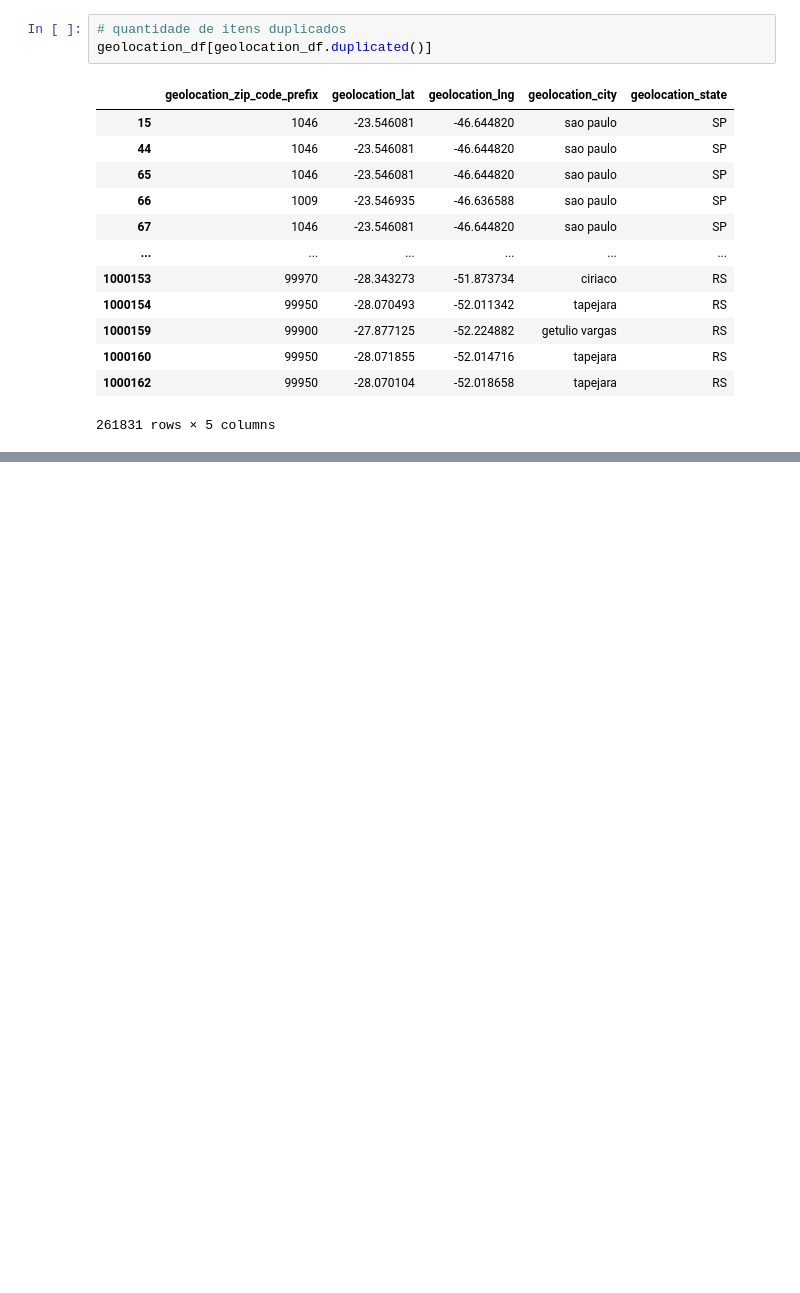
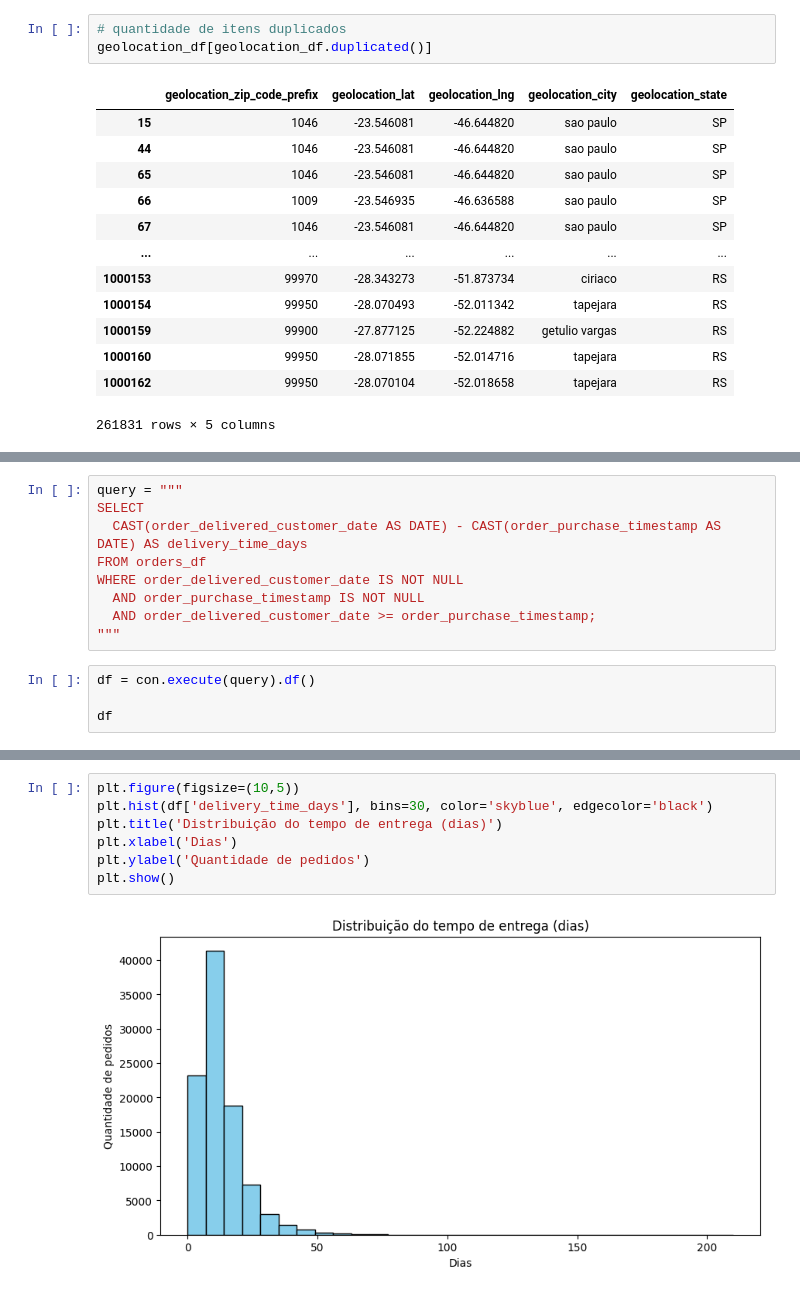
Before and after one commit to diunkz/TriggoAI-DataEngineering-DataOps-Challenge, a Jupyter notebook: triggoai_challenge.ipynb, the cells around one changed output, grey strips where cells are left out. Cells and saved outputs as stored; diff of their text form; blank space fills up the shorter version.

```diff
--- a/triggoai_challenge.ipynb
+++ b/triggoai_challenge.ipynb
@@ -594,0 +670,13 @@ product_category_name_translation.head(5)
+# %%
+query = """
+SELECT
+  CAST(order_delivered_customer_date AS DATE) - CAST(order_purchase_timestamp AS DATE) AS delivery_time_days
+FROM orders_df
+WHERE order_delivered_customer_date IS NOT NULL
+  AND order_purchase_timestamp IS NOT NULL
+  AND order_delivered_customer_date >= order_purchase_timestamp;
+"""
+# %%
+df = con.execute(query).df()
+
+df
@@ -594,0 +697,9 @@ product_category_name_translation.head(5)
+# %%
+plt.figure(figsize=(10,5))
+plt.hist(df['delivery_time_days'], bins=30, color='skyblue', edgecolor='black')
+plt.title('Distribuição do tempo de entrega (dias)')
+plt.xlabel('Dias')
+plt.ylabel('Quantidade de pedidos')
+plt.show()
+# %% [output]
+[figure, added]
```
Also changed, not shown: parts of 42 cells of this notebook.
